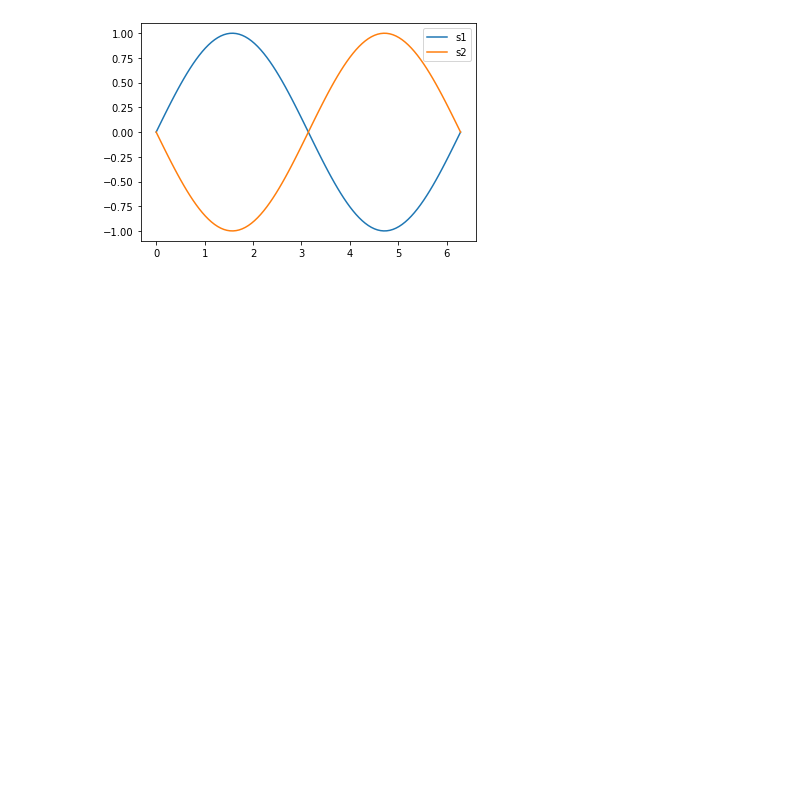
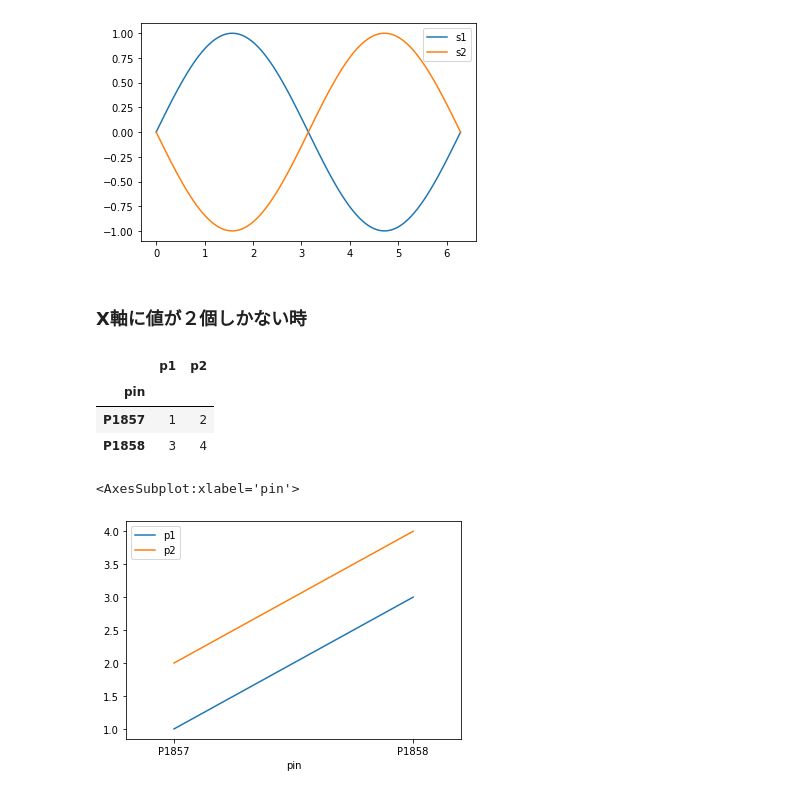
Before and after one commit to ri003074/Python3, a Jupyter notebook: src/matplotlib/matplotlib_summary.ipynb, the cells around one changed output. Cells and saved outputs as stored; diff of their text form; code cells hidden in the pictures; blank space fills up the shorter version.

Commit message:
update to adjust graph

```diff
--- a/src/matplotlib/matplotlib_summary.ipynb
+++ b/src/matplotlib/matplotlib_summary.ipynb
@@ -265,0 +266,26 @@ df.to_csv("nega.csv")
+# %% [markdown]
+### X軸に値が２個しかない時
+# %%
+data = [
+    {"p1": 1, "p2": 2, "pin": "P1857"},
+    {"p1": 3, "p2": 4, "pin": "P1858"},
+]
+# %%
+df = pd.DataFrame(data)
+df = df.set_index("pin")
+# %%
+df
+# %% [output]
+|  | p1 | p2 |
+| pin |  |  |
+| P1857 | 1 | 2 |
+| P1858 | 3 | 4 |
+# %%
+fig = plt.figure()
+ax = fig.add_subplot(1, 1, 1, xmargin=0.2)
+ax.set_xticks([0, 1])  # メモリ位置のリスト
+
+df.plot(ax=ax)
+# %% [output]
+<AxesSubplot:xlabel='pin'>
+[figure, added]
```
Also changed, not shown: parts of 5 cells of this notebook, 1 other file.
